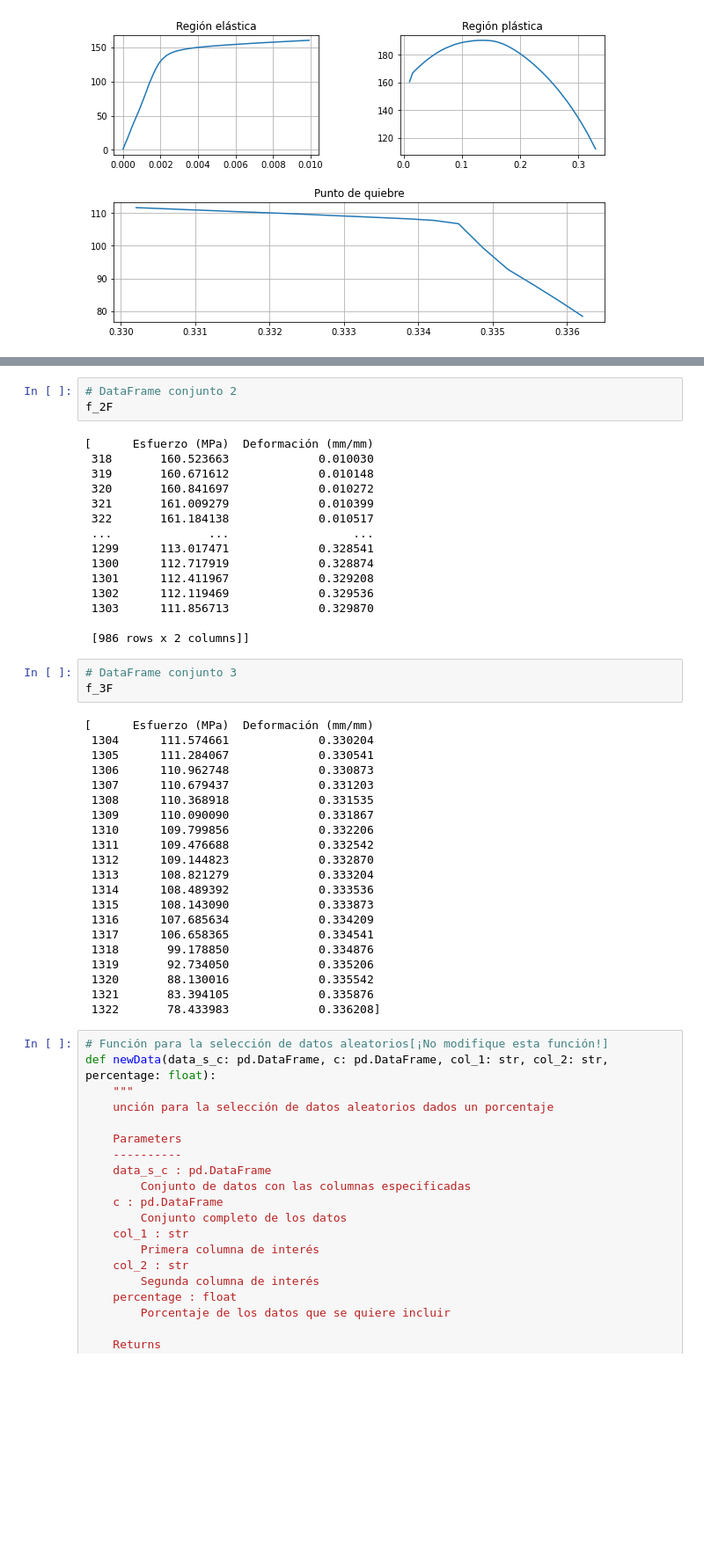
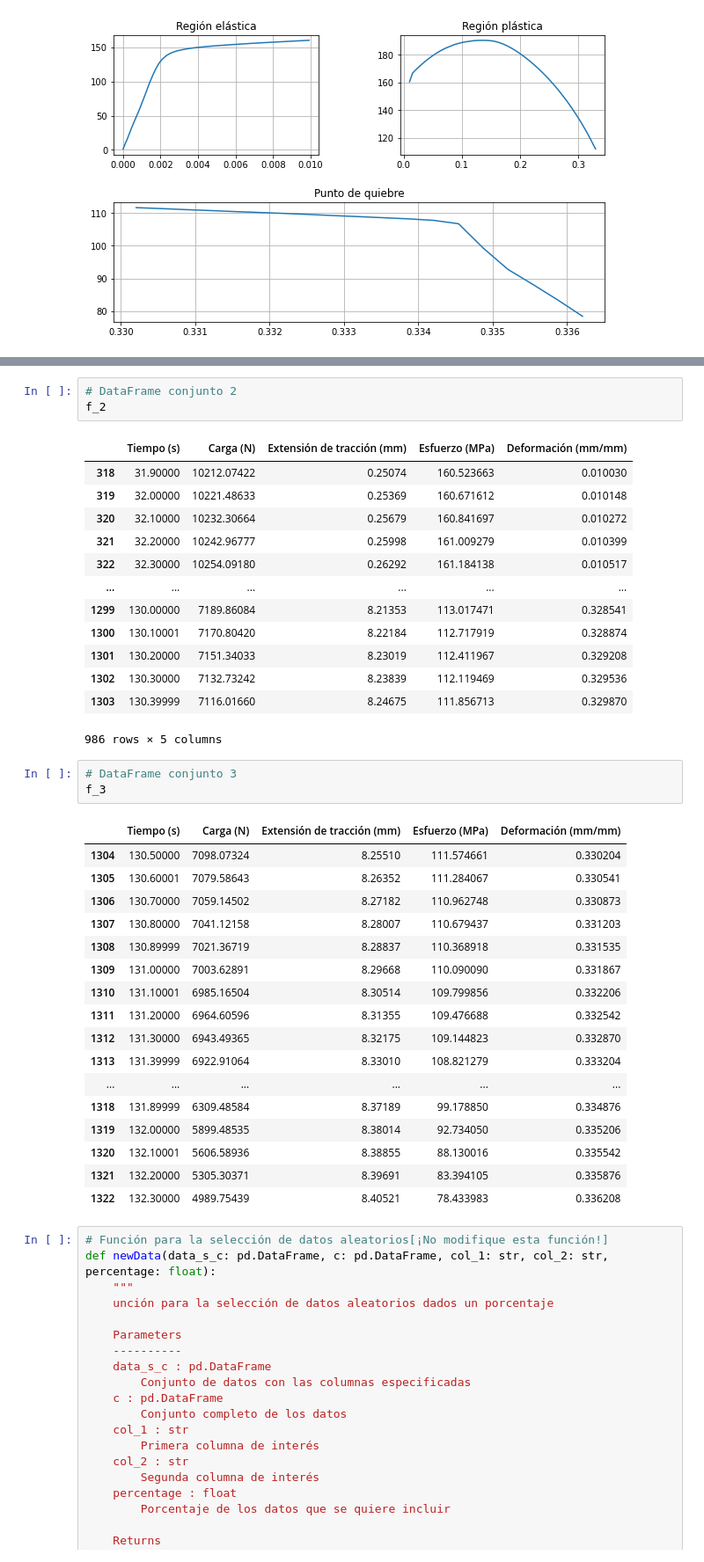
Before and after one commit to adazaa21/a_dazaa_2_HC, a Jupyter notebook: Taller_1.ipynb, the cells around one changed output, grey strips where cells are left out. Shown at 88% size. Drawn from its saved outputs; the diff is of its cells as text; blank space fills up the shorter version.

```diff
--- a/Taller_1.ipynb
+++ b/Taller_1.ipynb
@@ -422,45 +423,41 @@ f_1F
 # %%
 # DataFrame conjunto 2
-f_2F
+f_2
 # %% [output]
+|  | Tiempo (s) | Carga (N) | Extensión de tracción (mm) | Esfuerzo (MPa) | Deformación (mm/mm) |
+| 318 | 31.90000 | 10212.07422 | 0.25074 | 160.523663 | 0.010030 |
+| 319 | 32.00000 | 10221.48633 | 0.25369 | 160.671612 | 0.010148 |
+| 320 | 32.10000 | 10232.30664 | 0.25679 | 160.841697 | 0.010272 |
+| 321 | 32.20000 | 10242.96777 | 0.25998 | 161.009279 | 0.010399 |
+| 322 | 32.30000 | 10254.09180 | 0.26292 | 161.184138 | 0.010517 |
+| ... | ... | ... | ... | ... | ... |
+| 1299 | 130.00000 | 7189.86084 | 8.21353 | 113.017471 | 0.328541 |
+| 1300 | 130.10001 | 7170.80420 | 8.22184 | 112.717919 | 0.328874 |
+| 1301 | 130.20000 | 7151.34033 | 8.23019 | 112.411967 | 0.329208 |
+| 1302 | 130.30000 | 7132.73242 | 8.23839 | 112.119469 | 0.329536 |
+| 1303 | 130.39999 | 7116.01660 | 8.24675 | 111.856713 | 0.329870 |
-[      Esfuerzo (MPa)  Deformación (mm/mm)
- 318       160.523663             0.010030
- 319       160.671612             0.010148
- 320       160.841697             0.010272
- 321       161.009279             0.010399
- 322       161.184138             0.010517
- ...              ...                  ...
- 1299      113.017471             0.328541
- 1300      112.717919             0.328874
- 1301      112.411967             0.329208
- 1302      112.119469             0.329536
- 1303      111.856713             0.329870
-
- [986 rows x 2 columns]]
+986 rows × 5 columns
 # %%
 # DataFrame conjunto 3
-f_3F
+f_3
 # %% [output]
-[      Esfuerzo (MPa)  Deformación (mm/mm)
- 1304      111.574661             0.330204
- 1305      111.284067             0.330541
- 1306      110.962748             0.330873
- 1307      110.679437             0.331203
- 1308      110.368918             0.331535
- 1309      110.090090             0.331867
- 1310      109.799856             0.332206
- 1311      109.476688             0.332542
- 1312      109.144823             0.332870
- 1313      108.821279             0.333204
- 1314      108.489392             0.333536
- 1315      108.143090             0.333873
- 1316      107.685634             0.334209
- 1317      106.658365             0.334541
- 1318       99.178850             0.334876
- 1319       92.734050             0.335206
- 1320       88.130016             0.335542
- 1321       83.394105             0.335876
- 1322       78.433983             0.336208]
+|  | Tiempo (s) | Carga (N) | Extensión de tracción (mm) | Esfuerzo (MPa) | Deformación (mm/mm) |
+| 1304 | 130.50000 | 7098.07324 | 8.25510 | 111.574661 | 0.330204 |
+| 1305 | 130.60001 | 7079.58643 | 8.26352 | 111.284067 | 0.330541 |
+| 1306 | 130.70000 | 7059.14502 | 8.27182 | 110.962748 | 0.330873 |
+| 1307 | 130.80000 | 7041.12158 | 8.28007 | 110.679437 | 0.331203 |
+| 1308 | 130.89999 | 7021.36719 | 8.28837 | 110.368918 | 0.331535 |
+| 1309 | 131.00000 | 7003.62891 | 8.29668 | 110.090090 | 0.331867 |
+| 1310 | 131.10001 | 6985.16504 | 8.30514 | 109.799856 | 0.332206 |
+| 1311 | 131.20000 | 6964.60596 | 8.31355 | 109.476688 | 0.332542 |
+| 1312 | 131.30000 | 6943.49365 | 8.32175 | 109.144823 | 0.332870 |
+| 1313 | 131.39999 | 6922.91064 | 8.33010 | 108.821279 | 0.333204 |
+| ... | ... | ... | ... | ... | ... |
+| 1318 | 131.89999 | 6309.48584 | 8.37189 | 99.178850 | 0.334876 |
+| 1319 | 132.00000 | 5899.48535 | 8.38014 | 92.734050 | 0.335206 |
+| 1320 | 132.10001 | 5606.58936 | 8.38855 | 88.130016 | 0.335542 |
+| 1321 | 132.20000 | 5305.30371 | 8.39691 | 83.394105 | 0.335876 |
+| 1322 | 132.30000 | 4989.75439 | 8.40521 | 78.433983 | 0.336208 |
 # %%
 # Función para la selección de datos aleatorios[¡No modifique esta función!]
 def newData(data_s_c: pd.DataFrame, c: pd.DataFrame, col_1: str, col_2: str, percentage: float):
```
Also changed, not shown: parts of 4 cells of this notebook, 1 other file.
